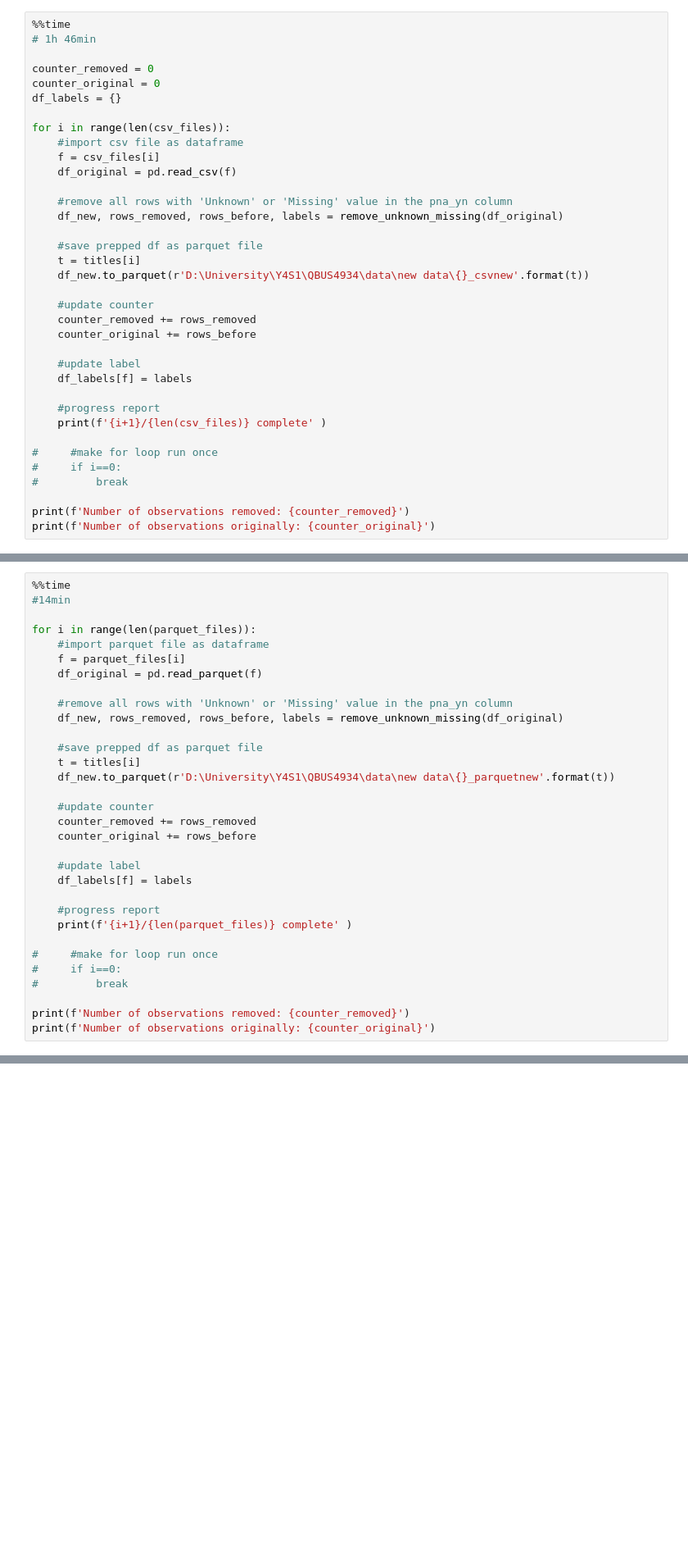
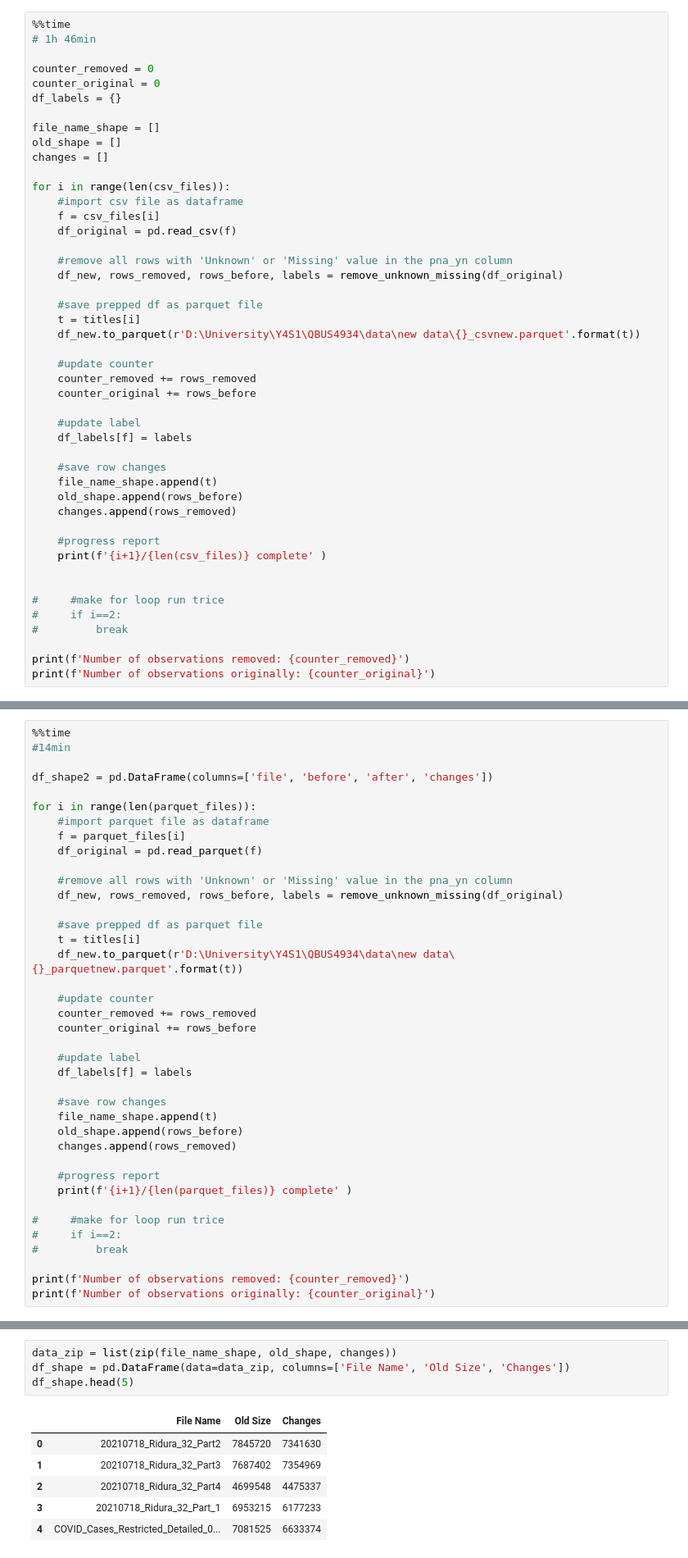
Before and after one commit to csastra/COVID-PNEUMONIA, a Jupyter notebook: 490465932_QBUS4934_DataPrepping.ipynb, the cells around one changed output, grey strips where cells are left out. Shown at 82% size. Drawn from its saved outputs; the diff is of its cells as text; blank space fills up the shorter version.

```diff
--- a/490465932_QBUS4934_DataPrepping.ipynb
+++ b/490465932_QBUS4934_DataPrepping.ipynb
@@ -95,6 +95,10 @@ def remove_unknown_missing(df_1):
 counter_removed = 0
 counter_original = 0
 df_labels = {}
+
+file_name_shape = []
+old_shape = []
+changes = []
 
 for i in range(len(csv_files)):
     #import csv file as dataframe
@@ -106,7 +110,7 @@ for i in range(len(csv_files)):
 
     #save prepped df as parquet file
     t = titles[i]
-    df_new.to_parquet(r'D:\University\Y4S1\QBUS4934\data\new data\{}_csvnew'.format(t))
+    df_new.to_parquet(r'D:\University\Y4S1\QBUS4934\data\new data\{}_csvnew.parquet'.format(t))
 
     #update counter
     counter_removed += rows_removed
@@ -115,11 +119,17 @@ for i in range(len(csv_files)):
     #update label
     df_labels[f] = labels
 
+    #save row changes
+    file_name_shape.append(t)
+    old_shape.append(rows_before)
+    changes.append(rows_removed)
+
     #progress report
     print(f'{i+1}/{len(csv_files)} complete' )
 
-#     #make for loop run once
-#     if i==0:
+
+#     #make for loop run trice
+#     if i==2:
 #         break
 
 print(f'Number of observations removed: {counter_removed}')
@@ -186,6 +200,8 @@ for i in range(len(filenames)):
 # %%
 %%time
 #14min
+
+df_shape2 = pd.DataFrame(columns=['file', 'before', 'after', 'changes'])
 
 for i in range(len(parquet_files)):
     #import parquet file as dataframe
@@ -197,7 +213,7 @@ for i in range(len(parquet_files)):
 
     #save prepped df as parquet file
     t = titles[i]
-    df_new.to_parquet(r'D:\University\Y4S1\QBUS4934\data\new data\{}_parquetnew'.format(t))
+    df_new.to_parquet(r'D:\University\Y4S1\QBUS4934\data\new data\{}_parquetnew.parquet'.format(t))
 
     #update counter
     counter_removed += rows_removed
@@ -206,11 +222,16 @@ for i in range(len(parquet_files)):
     #update label
     df_labels[f] = labels
 
+    #save row changes
+    file_name_shape.append(t)
+    old_shape.append(rows_before)
+    changes.append(rows_removed)
+
     #progress report
     print(f'{i+1}/{len(parquet_files)} complete' )
 
-#     #make for loop run once
-#     if i==0:
+#     #make for loop run trice
+#     if i==2:
 #         break
 
 print(f'Number of observations removed: {counter_removed}')
@@ -258,0 +300,11 @@ with open("features.csv", "w") as outfile:
+# %%
+data_zip = list(zip(file_name_shape, old_shape, changes))
+df_shape = pd.DataFrame(data=data_zip, columns=['File Name', 'Old Size', 'Changes'])
+df_shape.head(5)
+# %% [output]
+|  | File Name | Old Size | Changes |
+| 0 | 20210718_Ridura_32_Part2 | 7845720 | 7341630 |
+| 1 | 20210718_Ridura_32_Part3 | 7687402 | 7354969 |
+| 2 | 20210718_Ridura_32_Part4 | 4699548 | 4475337 |
+| 3 | 20210718_Ridura_32_Part_1 | 6953215 | 6177233 |
+| 4 | COVID_Cases_Restricted_Detailed_0... | 7081525 | 6633374 |
```
Also changed, not shown: parts of 7 cells of this notebook, 11 other files.
